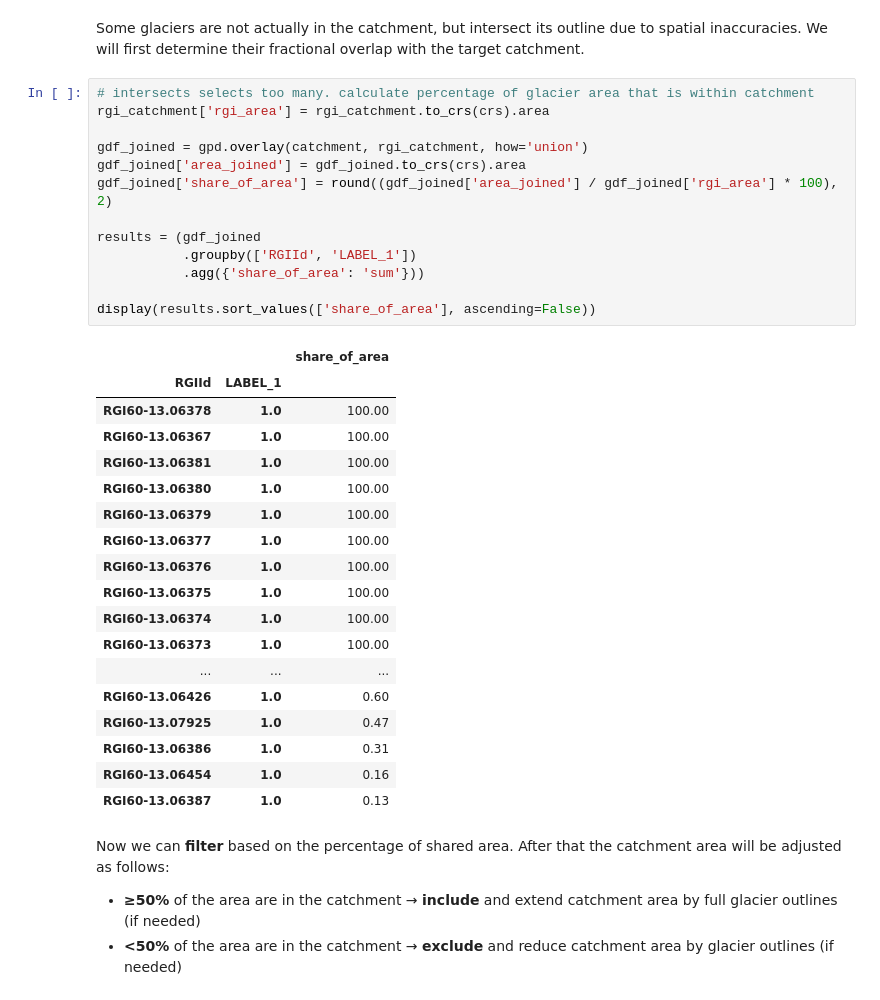
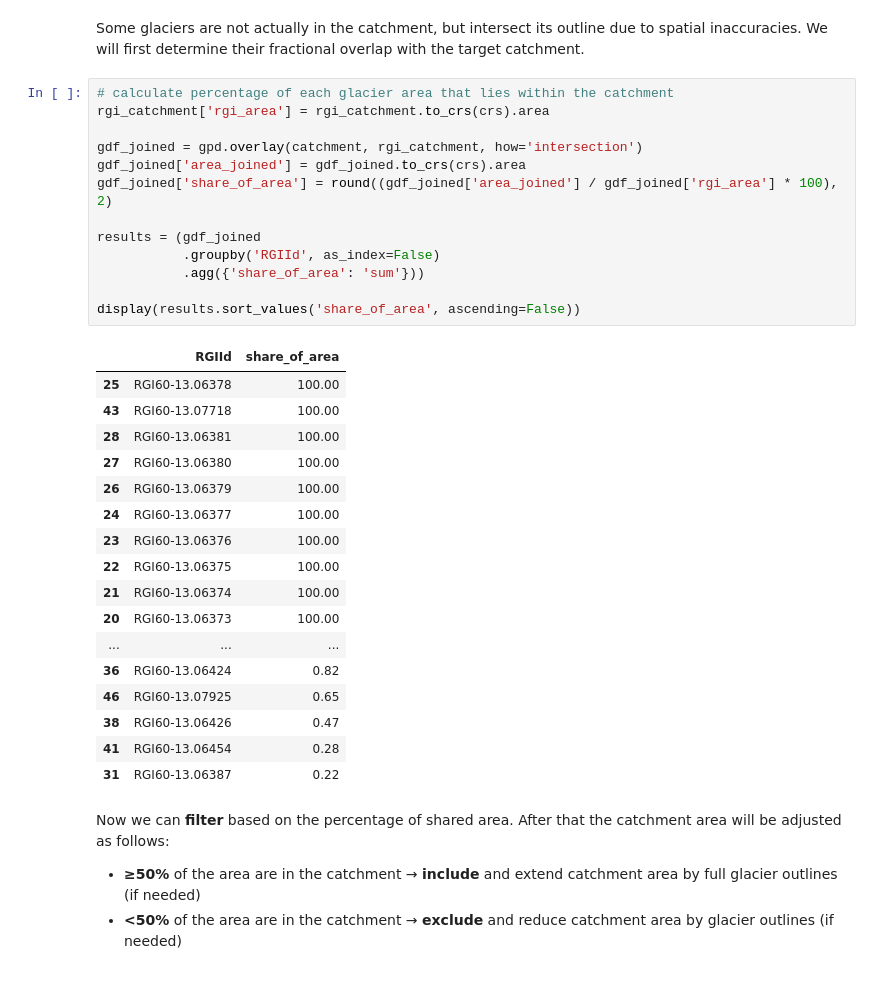
Before and after one commit to phiscu/matilda_online, a Jupyter notebook: Notebook1_Catchment_delineation.ipynb, the cells around one changed output. Saved outputs shown, nothing was run; the diff lists cells and outputs as text.

```diff
--- a/Notebook1_Catchment_delineation.ipynb
+++ b/Notebook1_Catchment_delineation.ipynb
@@ -559,37 +428,36 @@ Perform spatial join...
 # %% [markdown]
 Some glaciers are not actually in the catchment, but intersect its outline due to spatial inaccuracies. We will first determine their fractional overlap with the target catchment.
 # %%
-# intersects selects too many. calculate percentage of glacier area that is within catchment
+# calculate percentage of each glacier area that lies within the catchment
 rgi_catchment['rgi_area'] = rgi_catchment.to_crs(crs).area
 
-gdf_joined = gpd.overlay(catchment, rgi_catchment, how='union')
+gdf_joined = gpd.overlay(catchment, rgi_catchment, how='intersection')
 gdf_joined['area_joined'] = gdf_joined.to_crs(crs).area
 gdf_joined['share_of_area'] = round((gdf_joined['area_joined'] / gdf_joined['rgi_area'] * 100), 2)
 
 results = (gdf_joined
-           .groupby(['RGIId', 'LABEL_1'])
+           .groupby('RGIId', as_index=False)
            .agg({'share_of_area': 'sum'}))
 
-display(results.sort_values(['share_of_area'], ascending=False))
+display(results.sort_values('share_of_area', ascending=False))
 # %% [output]
-|  |  | share_of_area |
-| RGIId | LABEL_1 |  |
-| RGI60-13.06378 | 1.0 | 100.00 |
-| RGI60-13.06367 | 1.0 | 100.00 |
-| RGI60-13.06381 | 1.0 | 100.00 |
-| RGI60-13.06380 | 1.0 | 100.00 |
-| RGI60-13.06379 | 1.0 | 100.00 |
-| RGI60-13.06377 | 1.0 | 100.00 |
-| RGI60-13.06376 | 1.0 | 100.00 |
-| RGI60-13.06375 | 1.0 | 100.00 |
-| RGI60-13.06374 | 1.0 | 100.00 |
-| RGI60-13.06373 | 1.0 | 100.00 |
+|  | RGIId | share_of_area |
+| 25 | RGI60-13.06378 | 100.00 |
+| 43 | RGI60-13.07718 | 100.00 |
+| 28 | RGI60-13.06381 | 100.00 |
+| 27 | RGI60-13.06380 | 100.00 |
+| 26 | RGI60-13.06379 | 100.00 |
+| 24 | RGI60-13.06377 | 100.00 |
+| 23 | RGI60-13.06376 | 100.00 |
+| 22 | RGI60-13.06375 | 100.00 |
+| 21 | RGI60-13.06374 | 100.00 |
+| 20 | RGI60-13.06373 | 100.00 |
 | ... | ... | ... |
-| RGI60-13.06426 | 1.0 | 0.60 |
-| RGI60-13.07925 | 1.0 | 0.47 |
-| RGI60-13.06386 | 1.0 | 0.31 |
-| RGI60-13.06454 | 1.0 | 0.16 |
-| RGI60-13.06387 | 1.0 | 0.13 |
+| 36 | RGI60-13.06424 | 0.82 |
+| 46 | RGI60-13.07925 | 0.65 |
+| 38 | RGI60-13.06426 | 0.47 |
+| 41 | RGI60-13.06454 | 0.28 |
+| 31 | RGI60-13.06387 | 0.22 |
 # %% [markdown]
 Now we can **filter** based on the percentage of shared area. After that the catchment area will be adjusted as follows:
 
```
Also changed, not shown: parts of 50 cells of this notebook, 3 other files.
